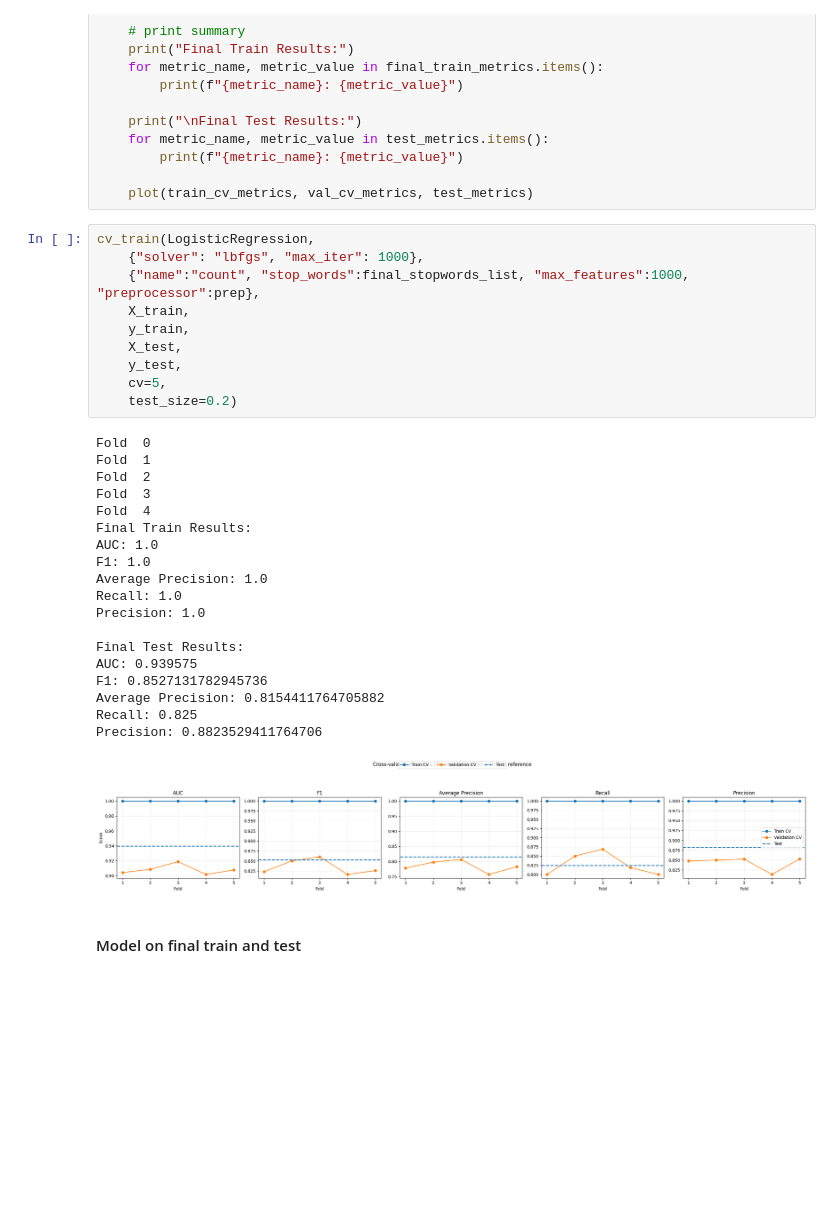
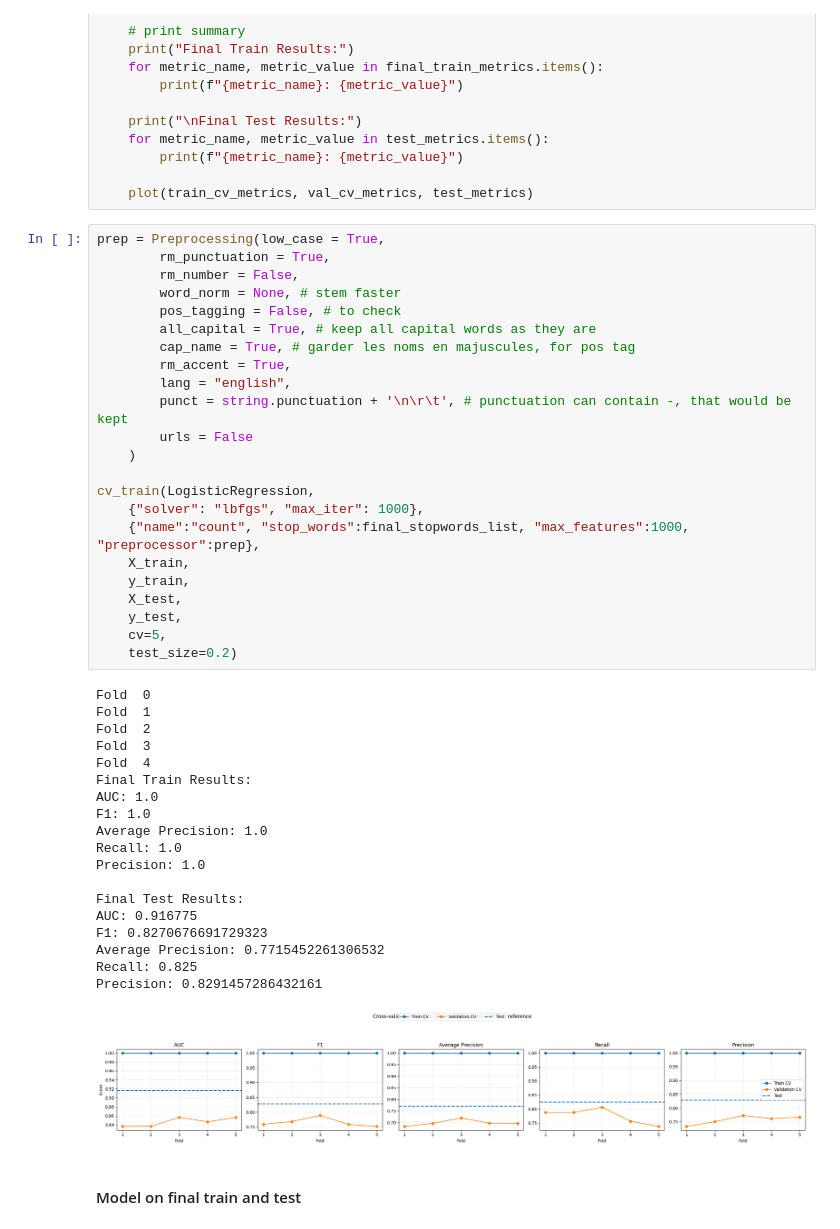
Before and after one commit to alan-man/tal-projet, a Jupyter notebook: movies.ipynb, the cells around one changed output. Saved outputs shown, nothing was run; the diff lists cells and outputs as text; blank space fills up the shorter version.

```diff
--- a/movies.ipynb
+++ b/movies.ipynb
@@ -383,35 +377,48 @@ def cv_train(model, kwargs, vect_kwargs, X_train, y_train, X_test, y_test, cv=5,
 
     plot(train_cv_metrics, val_cv_metrics, test_metrics)
 # %%
+prep = Preprocessing(low_case = True,
+        rm_punctuation = True,
+        rm_number = False,
+        word_norm = None, # stem faster
+        pos_tagging = False, # to check
+        all_capital = True, # keep all capital words as they are
+        cap_name = True, # garder les noms en majuscules, for pos tag
+        rm_accent = True,
+        lang = "english",
+        punct = string.punctuation + '\n\r\t', # punctuation can contain -, that would be kept
+        urls = False
+    )
+
 cv_train(LogisticRegression,
     {"solver": "lbfgs", "max_iter": 1000},
     {"name":"count", "stop_words":final_stopwords_list, "max_features":1000, "preprocessor":prep},
     X_train,
     y_train,
     X_test,
     y_test,
     cv=5,
     test_size=0.2)
 # %% [output]
 Fold  0
 Fold  1
 Fold  2
 Fold  3
 Fold  4
 Final Train Results:
 AUC: 1.0
 F1: 1.0
 Average Precision: 1.0
 Recall: 1.0
 Precision: 1.0
 
 Final Test Results:
-AUC: 0.939575
-F1: 0.8527131782945736
-Average Precision: 0.8154411764705882
+AUC: 0.916775
+F1: 0.8270676691729323
+Average Precision: 0.7715452261306532
 Recall: 0.825
-Precision: 0.8823529411764706
+Precision: 0.8291457286432161
-[figure, old version]
+[figure, new version]
 # %% [markdown]
 #### Model on final train and test
 # %%
```
Also changed, not shown: parts of 21 cells of this notebook.
